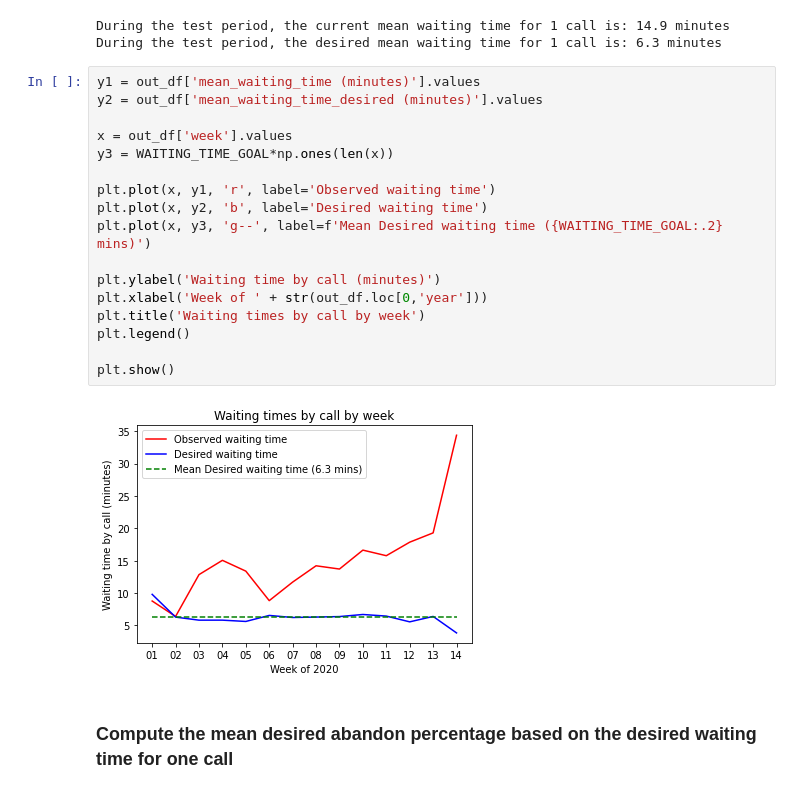
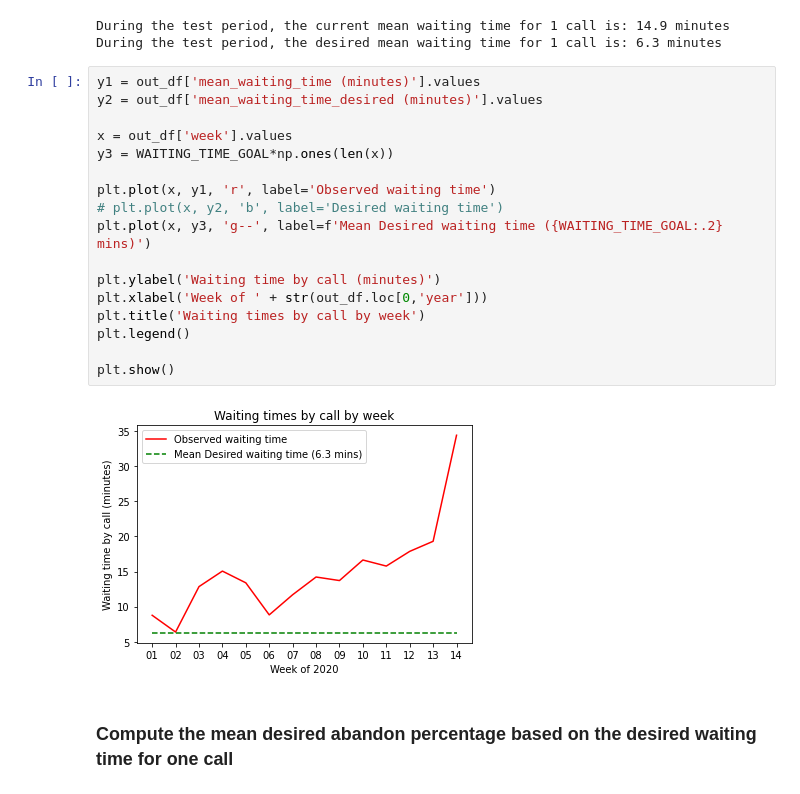
Before and after one commit to aiglobalpros/AI_Call_Center, a Jupyter notebook: notebooks/ROI.ipynb, the cells around one changed output. Cells and saved outputs as stored; diff of their text form.

```diff
--- a/notebooks/ROI.ipynb
+++ b/notebooks/ROI.ipynb
@@ -320,22 +337,22 @@ During the test period, the desired mean waiting time for 1 call is: 6.3 minutes
 # %%
 y1 = out_df['mean_waiting_time (minutes)'].values
 y2 = out_df['mean_waiting_time_desired (minutes)'].values
 
 x = out_df['week'].values
 y3 = WAITING_TIME_GOAL*np.ones(len(x))
 
 plt.plot(x, y1, 'r', label='Observed waiting time')
-plt.plot(x, y2, 'b', label='Desired waiting time')
+# plt.plot(x, y2, 'b', label='Desired waiting time')
 plt.plot(x, y3, 'g--', label=f'Mean Desired waiting time ({WAITING_TIME_GOAL:.2} mins)')
 
 plt.ylabel('Waiting time by call (minutes)')
 plt.xlabel('Week of ' + str(out_df.loc[0,'year']))
 plt.title('Waiting times by call by week')
 plt.legend()
 
 plt.show()
 # %% [output]
-[figure, old version]
+[figure, new version]
 # %% [markdown]
 ### Compute the mean desired abandon percentage based on the desired waiting time for one call
 # %%
```
Also changed, not shown: parts of 7 cells of this notebook.
